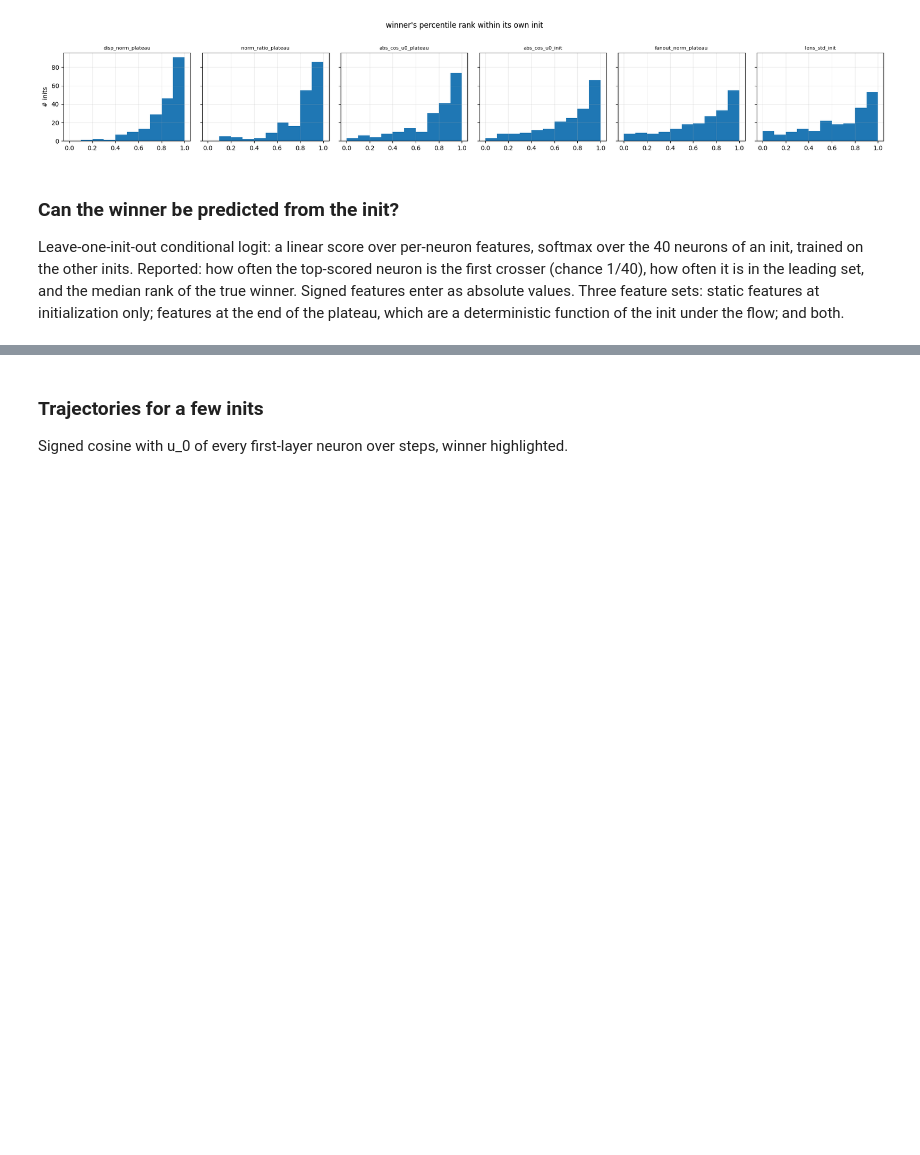
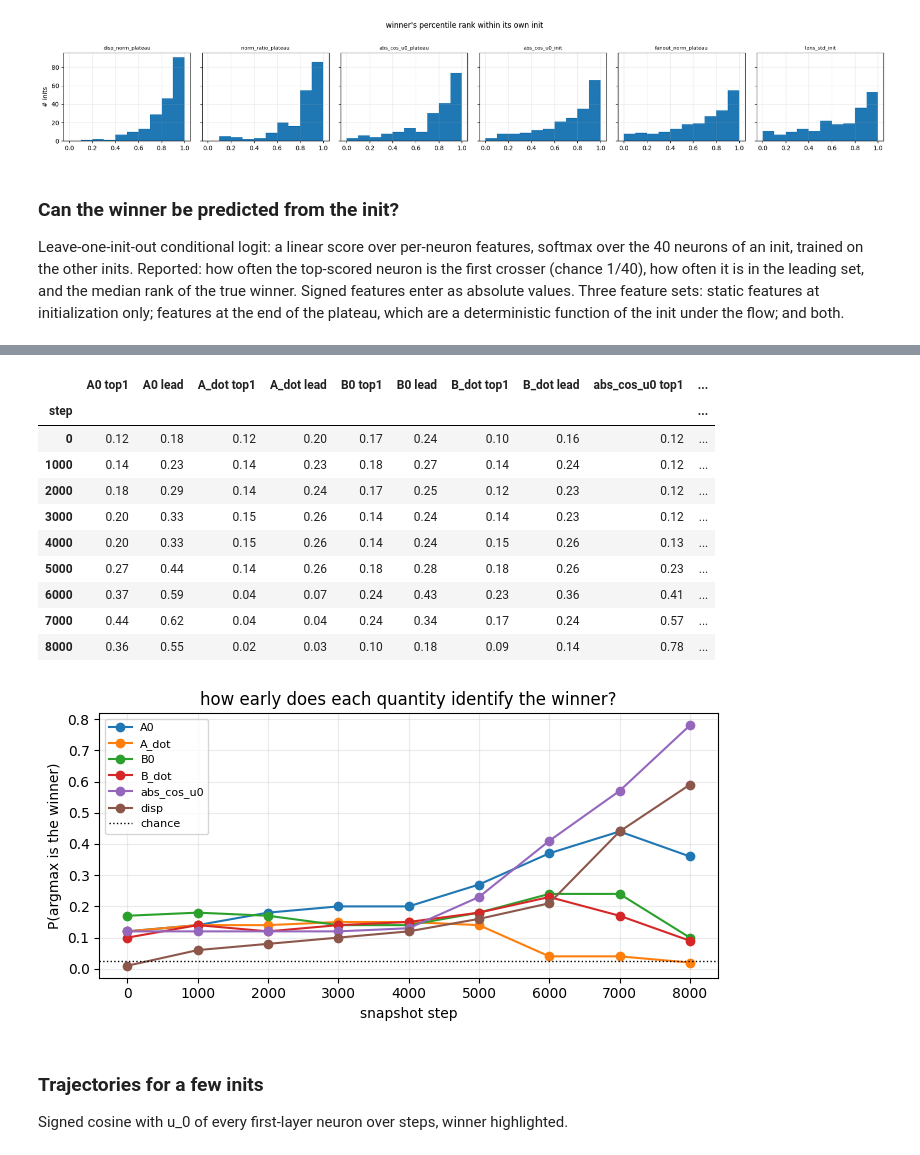
Before and after one commit to HarishGP/layer-lenses, a Jupyter notebook: notebooks/init_sweep_analysis.ipynb, the cells around one changed output, grey strips where cells are left out. Drawn from its saved outputs; the diff is of its cells as text; code cells hidden in the pictures; blank space fills up the shorter version.

```diff
--- a/notebooks/init_sweep_analysis.ipynb
+++ b/notebooks/init_sweep_analysis.ipynb
@@ -312,3 +394,57 @@ weights, init-only model (features z-scored within init):
+# %%
+STEPS = [0, 1000, 2000, 3000, 4000, 5000, 6000, 7000, 8000]
+runs_b = {r.init_seed: load_run(r.path) for r in table_b.itertuples()}
+outcome = features[["init_seed", "neuron", "is_winner", "in_leading_set"]]
+rows = []
+for step in STEPS:
+    for init, run in runs_b.items():
+        idx_s = int(np.nonzero(run["snapshot_steps"] == step)[0][0])
+        sd = {n: torch.from_numpy(a[idx_s]).float() for n, a in run["weights"].items()}
+        out = alignment_rate_sensitivity(checkpoint_model_from_state(template, sd), x_feat, y_feat, tree_b.w_list[0], device=DEVICE)
+        W = sd[FIRST_LAYER_KEY].numpy()
+        cos = np.abs(W @ tree_b.w_list[0]) / np.linalg.norm(W, axis=1) / np.linalg.norm(tree_b.w_list[0])
+        disp = np.linalg.norm(W - run["weights"][FIRST_LAYER_KEY][0], axis=1)
+        for k in range(len(out)):
+            rows.append({"step": step, "init_seed": init, "neuron": k, "A0": out.A0[k], "A_dot": out.A_dot[k],
+                         "B0": out.B0[k], "B_dot": out.B_dot[k], "abs_cos_u0": cos[k], "disp": disp[k]})
+over_time = pd.DataFrame(rows).merge(outcome, on=["init_seed", "neuron"])
+over_time.to_csv(PART_B_DIR / "rates_over_time.csv", index=False)
+quantities = ["A0", "A_dot", "B0", "B_dot", "abs_cos_u0", "disp"]
+hit = []
+for step in STEPS:
+    d = over_time[over_time.step == step]
+    row = {"step": step}
+    for q in quantities:
+        top1 = lead = n = 0
+        for _, g in d.groupby("init_seed"):
+            if g.is_winner.sum() != 1:
+                continue
+            best = g.loc[g[q].idxmax()]; n += 1
+            top1 += int(best.is_winner == 1); lead += int(best.in_leading_set == 1)
+        row[f"{q} top1"] = round(top1 / n, 2); row[f"{q} lead"] = round(lead / n, 2)
+    hit.append(row)
+display(pd.DataFrame(hit).set_index("step"))
+fig, ax = plt.subplots(figsize=(7, 3.6))
+H = pd.DataFrame(hit).set_index("step")
+for q in quantities:
+    ax.plot(H.index, H[f"{q} top1"], marker="o", label=q)
+ax.axhline(1 / 40, color="k", ls=":", lw=1, label="chance")
+ax.set_xlabel("snapshot step"); ax.set_ylabel("P(argmax is the winner)"); ax.grid(alpha=0.25); ax.legend(fontsize=8)
+ax.set_title("how early does each quantity identify the winner?")
+fig.tight_layout(); plt.show()
+# %% [output]
+|  | A0 top1 | A0 lead | A_dot top1 | A_dot lead | B0 top1 | B0 lead | B_dot top1 | B_dot lead | abs_cos_u0 top1 | ... |
+| step |  |  |  |  |  |  |  |  |  | ... |
+| 0 | 0.12 | 0.18 | 0.12 | 0.20 | 0.17 | 0.24 | 0.10 | 0.16 | 0.12 | ... |
+| 1000 | 0.14 | 0.23 | 0.14 | 0.23 | 0.18 | 0.27 | 0.14 | 0.24 | 0.12 | ... |
+| 2000 | 0.18 | 0.29 | 0.14 | 0.24 | 0.17 | 0.25 | 0.12 | 0.23 | 0.12 | ... |
+| 3000 | 0.20 | 0.33 | 0.15 | 0.26 | 0.14 | 0.24 | 0.14 | 0.23 | 0.12 | ... |
+| 4000 | 0.20 | 0.33 | 0.15 | 0.26 | 0.14 | 0.24 | 0.15 | 0.26 | 0.13 | ... |
+| 5000 | 0.27 | 0.44 | 0.14 | 0.26 | 0.18 | 0.28 | 0.18 | 0.26 | 0.23 | ... |
+| 6000 | 0.37 | 0.59 | 0.04 | 0.07 | 0.24 | 0.43 | 0.23 | 0.36 | 0.41 | ... |
+| 7000 | 0.44 | 0.62 | 0.04 | 0.04 | 0.24 | 0.34 | 0.17 | 0.24 | 0.57 | ... |
+| 8000 | 0.36 | 0.55 | 0.02 | 0.03 | 0.10 | 0.18 | 0.09 | 0.14 | 0.78 | ... |
+[figure, added]
 # %% [markdown]
 ### Trajectories for a few inits
 
```
Also changed, not shown: parts of 5 cells of this notebook, 6 other files.
